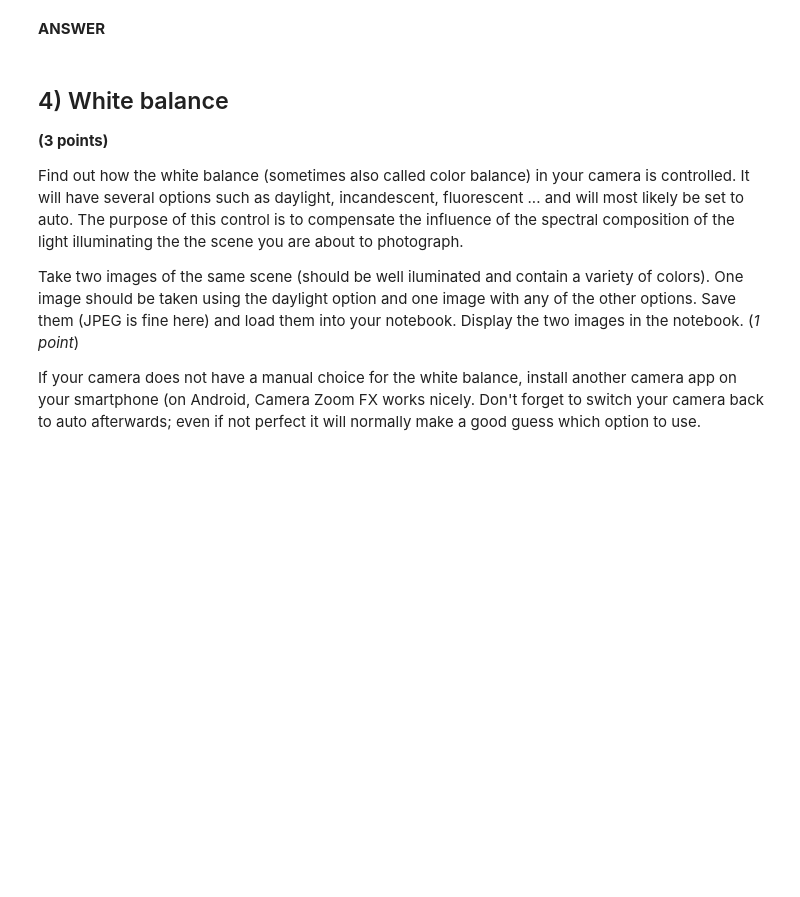
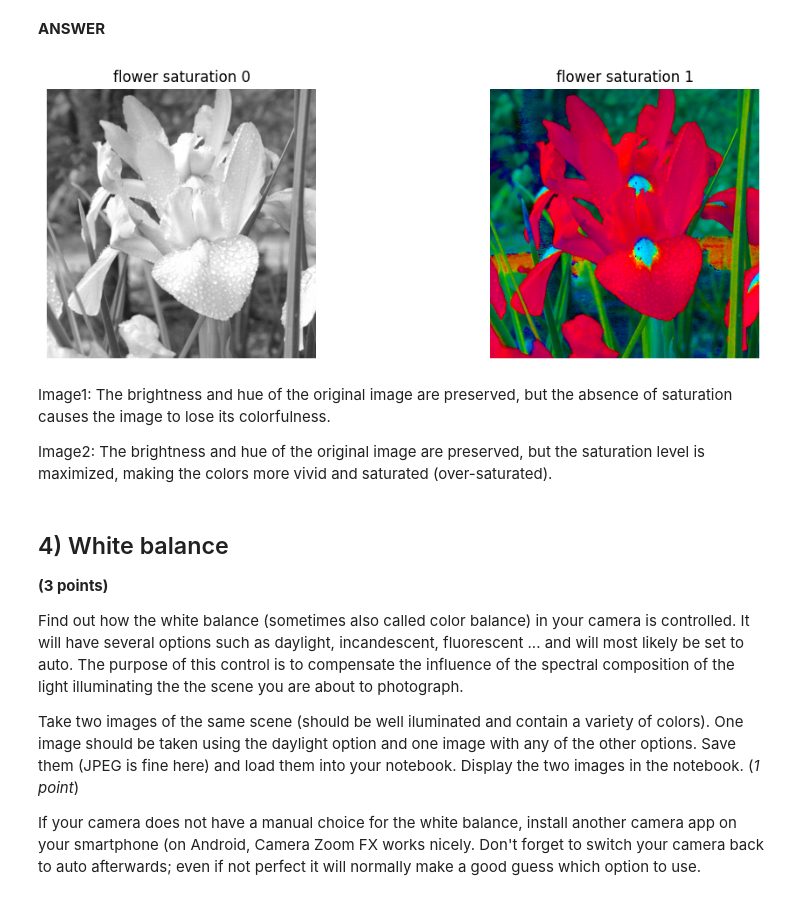
Before and after one commit to lywlywly/cs-302, a Jupyter notebook: hw1/Homework_1.ipynb, the cells around one changed output. Saved outputs shown, nothing was run; the diff lists cells and outputs as text; code cells hidden in the pictures; blank space fills up the shorter version.

```diff
--- a/hw1/Homework_1.ipynb
+++ b/hw1/Homework_1.ipynb
@@ -41,6 +127,35 @@ Load flower.tif, convert it into the HSV colorspace. Create two new images where
 Explain your results in two sentences. (*1 point*)
 # %% [markdown]
 **ANSWER**
+# %%
+image = cv2.imread("flower.tif")
+hsv_image = cv2.cvtColor(image, cv2.COLOR_BGR2HSV)
+
+image_saturation_zero = hsv_image.copy()
+image_saturation_one = hsv_image.copy()
+
+image_saturation_zero[:, :, 1] = 0
+image_saturation_one[:, :, 1] = 255
+
+result_zero = cv2.cvtColor(image_saturation_zero, cv2.COLOR_HSV2BGR)
+result_one = cv2.cvtColor(image_saturation_one, cv2.COLOR_HSV2BGR)
+# %%
+fig, axes = plt.subplots(1, 2, figsize=(12, 4))
+
+axes[0].imshow(result_zero)
+axes[0].axis("off")
+axes[0].title.set_text("flower saturation 0")
+axes[1].imshow(result_one)
+axes[1].axis("off")
+axes[1].title.set_text("flower saturation 1")
+
+plt.show()
+# %% [output]
+[figure, added]
+# %% [markdown]
+Image1: The brightness and hue of the original image are preserved, but the absence of saturation causes the image to lose its colorfulness.
+
+Image2: The brightness and hue of the original image are preserved, but the saturation level is maximized, making the colors more vivid and saturated (over-saturated).
 # %% [markdown]
 ## 4) White balance
 **(3 points)**
```
Also changed, not shown: parts of 10 cells of this notebook, 2 other files.
